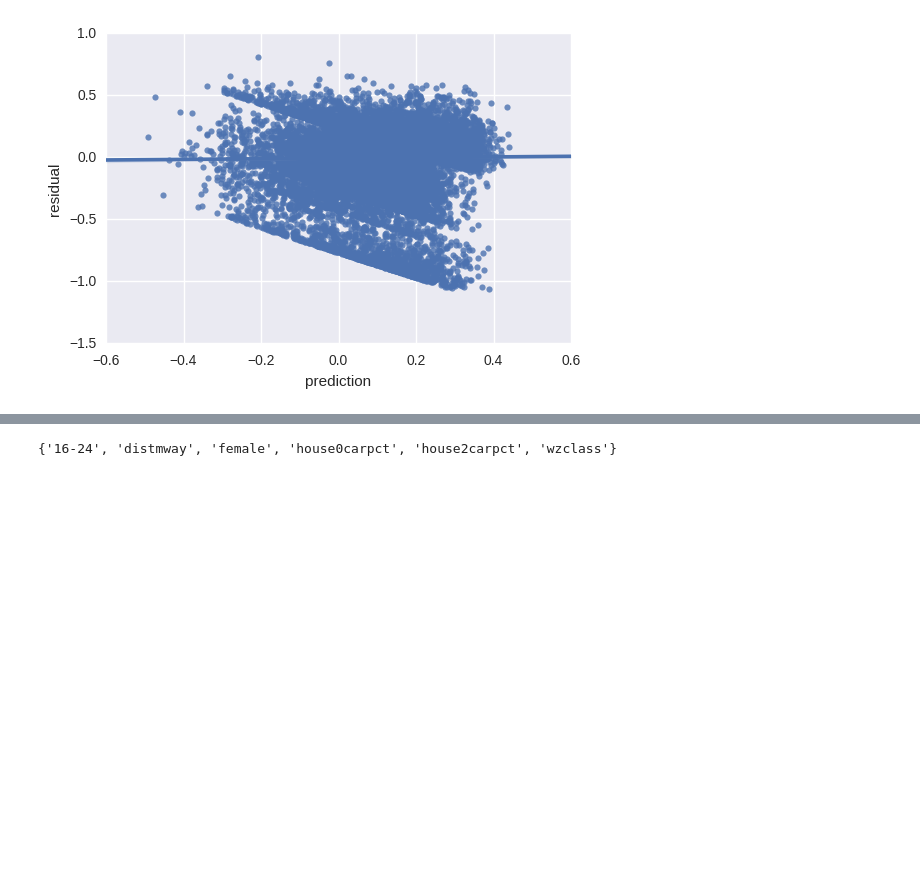
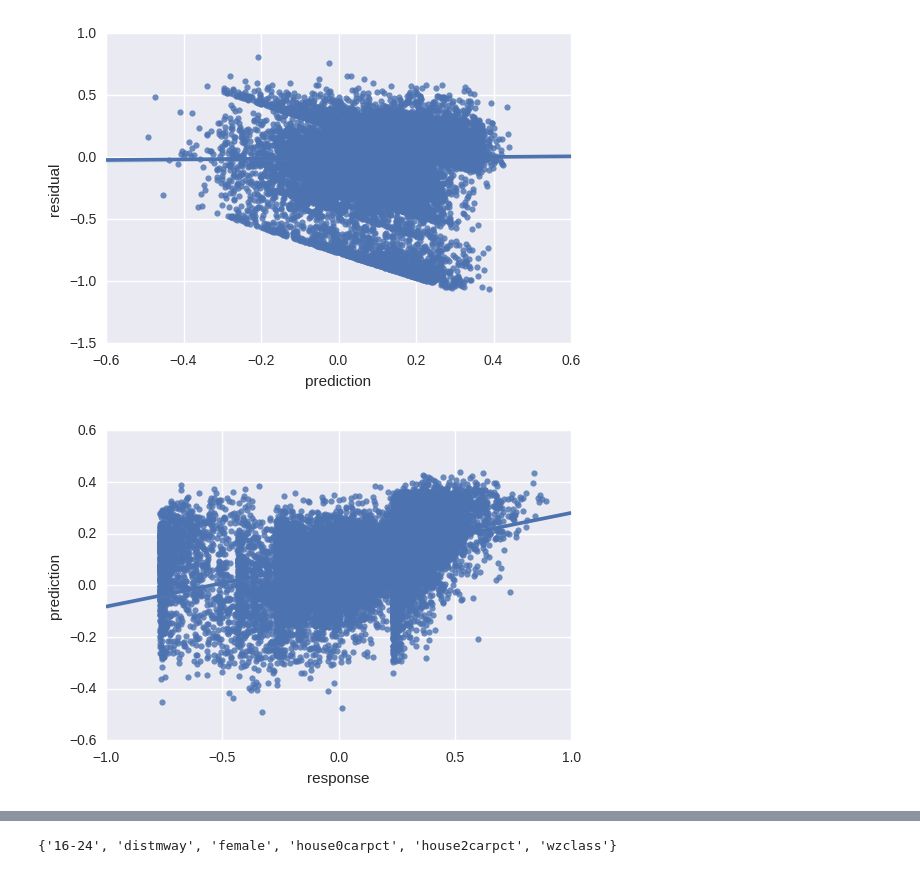
Before and after one commit to Robinlovelace/mlCars, a Jupyter notebook: Python/Regression_toolkit.ipynb, the cells around one changed output, grey strips where cells are left out. Saved outputs shown, nothing was run; the diff lists cells and outputs as text; code cells hidden in the pictures; blank space fills up the shorter version.

```diff
--- a/Python/Regression_toolkit.ipynb
+++ b/Python/Regression_toolkit.ipynb
@@ -433,3 +465,8 @@ sns.regplot("prediction", "residual", data=plotdf)
 plt.show()
 # %% [output]
 [figure]
+# %%
+sns.regplot("response","prediction", plotdf)
+plt.show()
+# %% [output]
+[figure, added]
```
Also changed, not shown: parts of 12 cells of this notebook, 1 other file.
